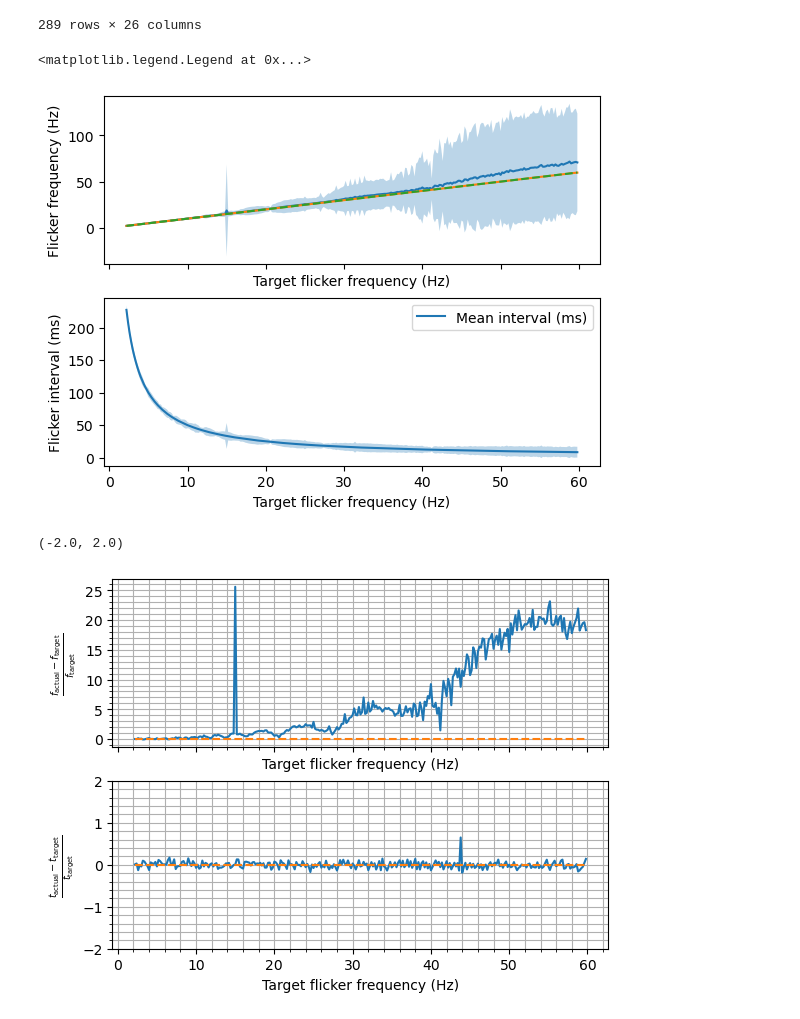
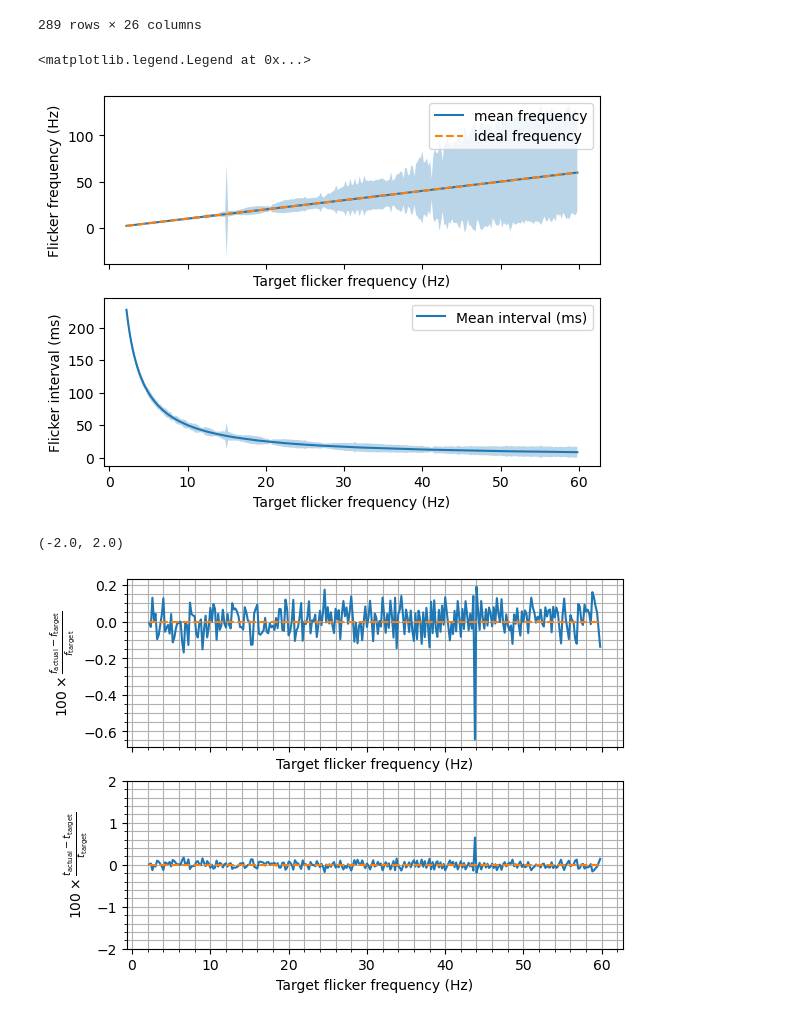
Before and after one commit to neurolingo-lab/language-intermodulation, a Jupyter notebook: notebooks/examine_flicker_test.ipynb, the cells around one changed output. Drawn from its saved outputs; the diff is of its cells as text; code cells hidden in the pictures.

```diff
--- a/notebooks/examine_flicker_test.ipynb
+++ b/notebooks/examine_flicker_test.ipynb
@@ -14,7 +14,7 @@ data = pd.read_pickle(datapath / "flicker_test_logs.pkl")
 stats = pd.read_csv(datapath / "flicker_test_stats.csv")
 
 stats["target_interval"] = 1 / stats["target_f"]
-stats["pct_err_f"] = 100 * (stats["mean_f"] - stats["target_f"]) / stats["target_f"]
+stats["pct_err_f"] = 100 * (stats["mean_f_old"] - stats["target_f"]) / stats["target_f"]
 stats["pct_err_interval"] = (
     100 * (2 * stats["mean_interval"] - stats["target_interval"]) / stats["target_interval"]
 )
@@ -39,14 +39,15 @@ display(stats)
 289 rows × 26 columns
 # %%
 fig, ax = plt.subplots(2, 1, sharex=True)
-ax[0].plot(targ_f, stats["mean_f"], label="mean frequency")
-ax[0].plot(targ_f, stats["mean_f_old"], label="old mean frequency")
+# ax[0].plot(targ_f, stats["mean_f"], label="mean frequency")
+ax[0].plot(targ_f, stats["mean_f_old"], label="mean frequency")
 ax[0].fill_between(
     targ_f, stats["mean_f"] - 2 * stats["std_f"], stats["mean_f"] + 2 * stats["std_f"], alpha=0.3
 )
 ax[0].plot(targ_f, targ_f, "--", label="ideal frequency")
 ax[0].set_xlabel("Target flicker frequency (Hz)")
 ax[0].set_ylabel("Flicker frequency (Hz)")
+ax[0].legend()
 ax[1].plot(targ_f, stats["mean_interval"] * 1000, label="Mean interval (ms)")
 ax[1].fill_between(
     targ_f,
@@ -59,22 +60,22 @@ ax[1].set_ylabel("Flicker interval (ms)")
 plt.legend()
 # %% [output]
 <matplotlib.legend.Legend at 0x...>
-[figure, old version]
+[figure, new version]
 # %%
 fig, ax = plt.subplots(2, 1, sharex=True)
 ax[0].minorticks_on()
 ax[1].minorticks_on()
 ax[0].grid(visible=True, which="both")
 ax[1].grid(visible=True, which="both")
 ax[0].plot(targ_f, stats["pct_err_f"], label="Mean frequency error (%)")
 ax[0].plot(targ_f, np.zeros_like(targ_f), "--")
 ax[0].set_xlabel("Target flicker frequency (Hz)")
-ax[0].set_ylabel(r"$\frac{f_{\text{actual}} - f_{\text{target}}}{f_{\text{target}}}$")
+ax[0].set_ylabel(r"$100 \times\frac{f_{\text{actual}} - f_{\text{target}}}{f_{\text{target}}}$")
 ax[1].plot(targ_f, stats["pct_err_interval"], label="Mean interval error (%)")
 ax[1].plot(targ_f, np.zeros_like(targ_f), "--")
 ax[1].set_xlabel("Target flicker frequency (Hz)")
-ax[1].set_ylabel(r"$\frac{t_{\text{actual}} - t_{\text{target}}}{t_{\text{target}}}$")
+ax[1].set_ylabel(r"$100 \times \frac{t_{\text{actual}} - t_{\text{target}}}{t_{\text{target}}}$")
 ax[1].set_ylim([-2, 2])
 # %% [output]
 (-2.0, 2.0)
-[figure, old version]
+[figure, new version]
```
Also changed, not shown: parts of 3 cells of this notebook, 1 other file.
